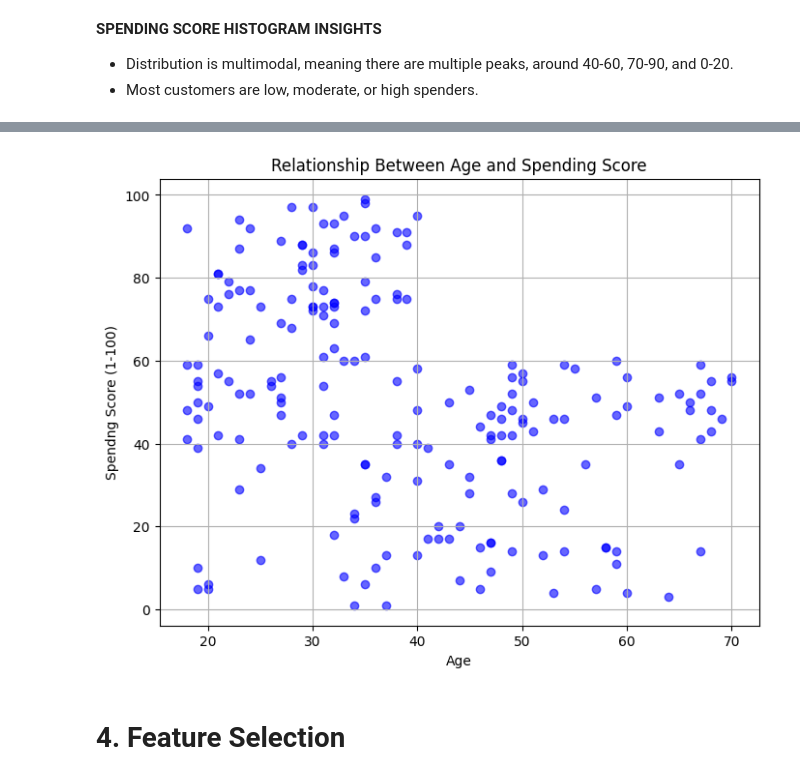
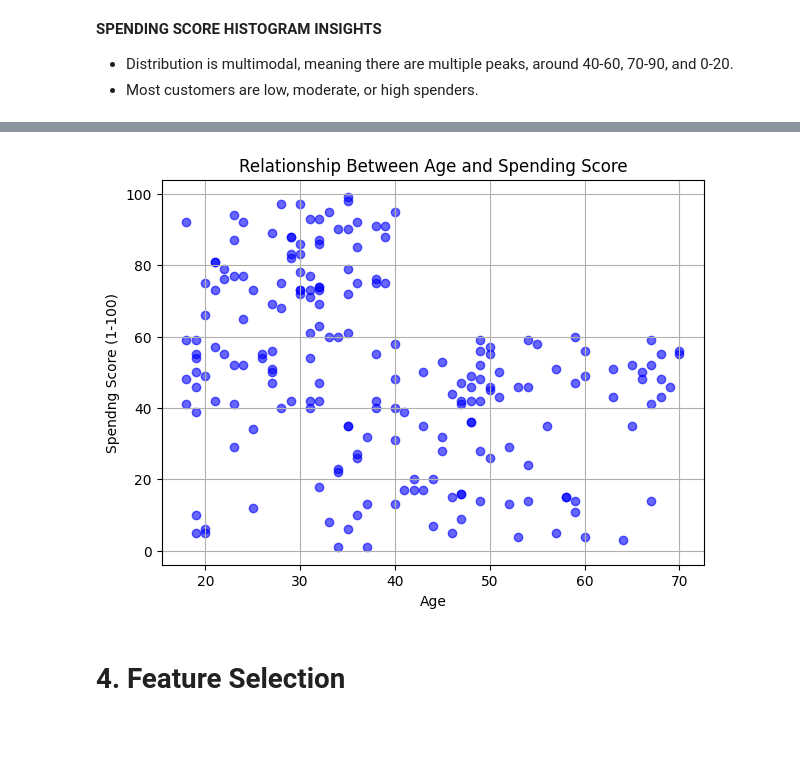
Before and after one commit to sbmccall/data-science-projects, a Jupyter notebook: customer-segmentation/notebooks/Mall_Customer_Segmentation.ipynb, the cells around one changed output, grey strips where cells are left out. Drawn from its saved outputs; the diff is of its cells as text; code cells hidden in the pictures; blank space fills up the shorter version.

```diff
--- a/customer-segmentation/notebooks/Mall_Customer_Segmentation.ipynb
+++ b/customer-segmentation/notebooks/Mall_Customer_Segmentation.ipynb
@@ -145,18 +161,18 @@ plt.show()
 # %%
 # Create the scatter plot
-plt.figure(figsize=(8,6))
+plt.figure(figsize=(7,5))
 plt.scatter(df['Age'], df['Spending Score (1-100)'], color='blue', alpha=0.6)
 
 # Add labels and title
 plt.xlabel('Age')
 plt.ylabel('Spendng Score (1-100)')
 plt.title('Relationship Between Age and Spending Score')
 plt.grid(True)
 
 # Show the plot
 plt.show()
 # %% [output]
-[figure, old version]
+[figure, new version]
 # %% [markdown]
 # 4. Feature Selection
 # %% [markdown]
```
Also changed, not shown: parts of 5 cells of this notebook.
